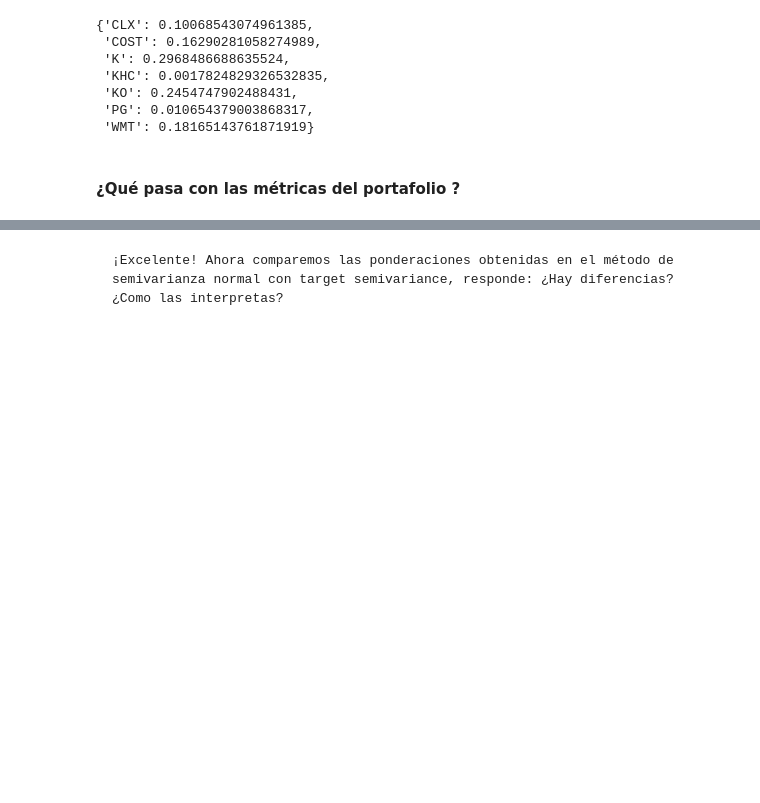
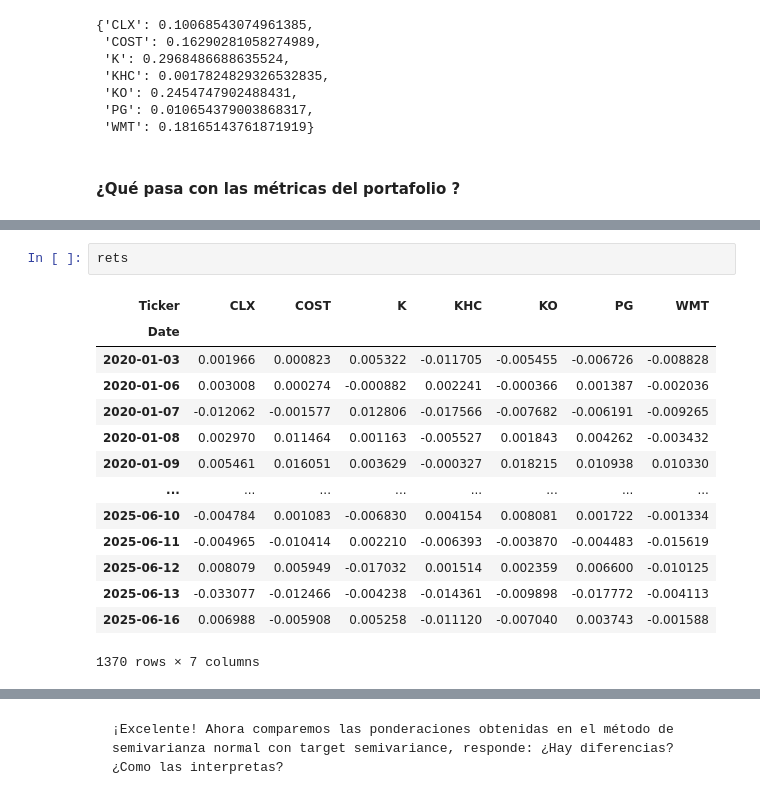
Before and after one commit to ppmelch/Portafolios-de-Inversi-n, a Jupyter notebook: Parcial 2/C 11/C 11.ipynb, the cells around one changed output, grey strips where cells are left out. Saved outputs shown, nothing was run; the diff lists cells and outputs as text; blank space fills up the shorter version.

```diff
--- a/Parcial 2/C 11/C 11.ipynb
+++ b/Parcial 2/C 11/C 11.ipynb
@@ -361,0 +461,17 @@ Recuerda que los pasos son reiterativos y siguen la misma estructura que el mét
+# %%
+rets
+# %% [output]
+| Ticker | CLX | COST | K | KHC | KO | PG | WMT |
+| Date |  |  |  |  |  |  |  |
+| 2020-01-03 | 0.001966 | 0.000823 | 0.005322 | -0.011705 | -0.005455 | -0.006726 | -0.008828 |
+| 2020-01-06 | 0.003008 | 0.000274 | -0.000882 | 0.002241 | -0.000366 | 0.001387 | -0.002036 |
+| 2020-01-07 | -0.012062 | -0.001577 | 0.012806 | -0.017566 | -0.007682 | -0.006191 | -0.009265 |
+| 2020-01-08 | 0.002970 | 0.011464 | 0.001163 | -0.005527 | 0.001843 | 0.004262 | -0.003432 |
+| 2020-01-09 | 0.005461 | 0.016051 | 0.003629 | -0.000327 | 0.018215 | 0.010938 | 0.010330 |
+| ... | ... | ... | ... | ... | ... | ... | ... |
+| 2025-06-10 | -0.004784 | 0.001083 | -0.006830 | 0.004154 | 0.008081 | 0.001722 | -0.001334 |
+| 2025-06-11 | -0.004965 | -0.010414 | 0.002210 | -0.006393 | -0.003870 | -0.004483 | -0.015619 |
+| 2025-06-12 | 0.008079 | 0.005949 | -0.017032 | 0.001514 | 0.002359 | 0.006600 | -0.010125 |
+| 2025-06-13 | -0.033077 | -0.012466 | -0.004238 | -0.014361 | -0.009898 | -0.017772 | -0.004113 |
+| 2025-06-16 | 0.006988 | -0.005908 | 0.005258 | -0.011120 | -0.007040 | 0.003743 | -0.001588 |
+1370 rows × 7 columns
```
Also changed, not shown: parts of 41 cells of this notebook, 2 other files.
